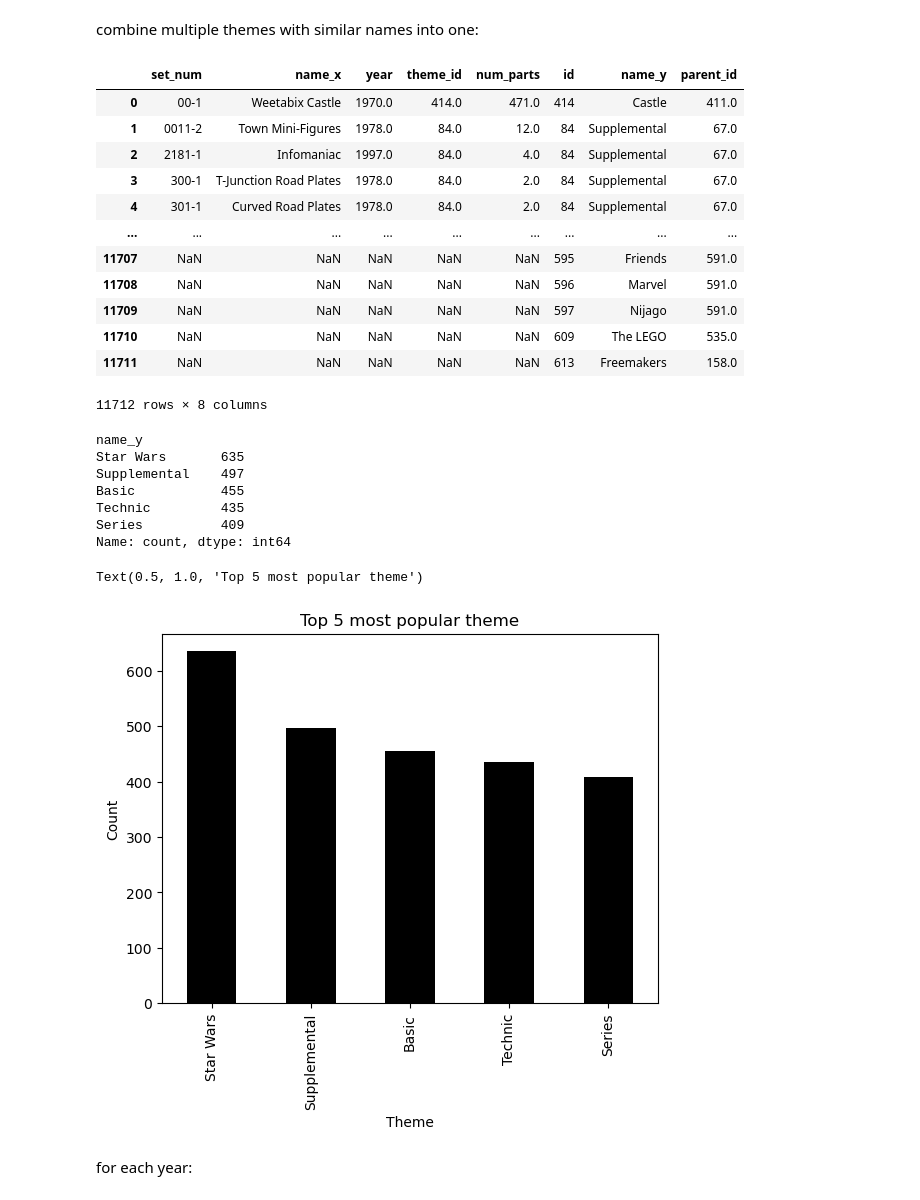
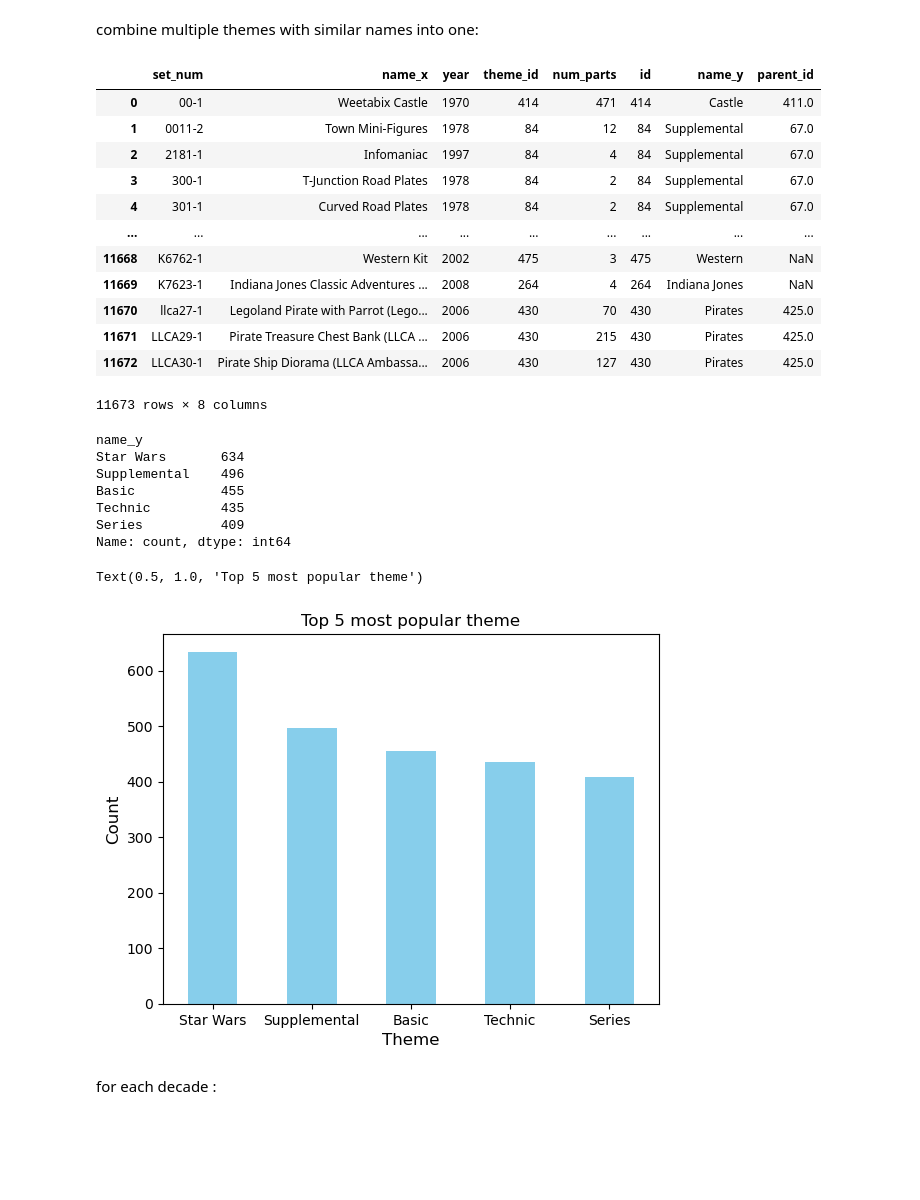
Before and after one commit to hahahassan/Lego_CPSC_project, a Jupyter notebook: notebook/lelelelego.ipynb, the cells around one changed output. Saved outputs shown, nothing was run; the diff lists cells and outputs as text; code cells hidden in the pictures; blank space fills up the shorter version.

```diff
--- a/notebook/lelelelego.ipynb
+++ b/notebook/lelelelego.ipynb
@@ -37,6 +37,6 @@ themes.head()
 | 3 | 4 | Expert Builder | 1.0 |
 | 4 | 5 | Model | 1.0 |
 # %%
-merged = pd.merge(sets, themes, left_on = "theme_id", right_on = "id", how = 'outer')
-merged.groupby(by = ["year"])["num_parts"].mean()
+merged = pd.merge(sets, themes, left_on = 'theme_id', right_on = 'id')
+merged.head()
 # %% [output]
@@ -68,35 +61,37 @@ themes = ["Star Wars", "Disney", "Planet Series", "Spider-Man", "Marvel",
 merge_themes(merged, "name_y", themes)
 # %% [output]
 |  | set_num | name_x | year | theme_id | num_parts | id | name_y | parent_id |
-| 0 | 00-1 | Weetabix Castle | 1970.0 | 414.0 | 471.0 | 414 | Castle | 411.0 |
-| 1 | 0011-2 | Town Mini-Figures | 1978.0 | 84.0 | 12.0 | 84 | Supplemental | 67.0 |
-| 2 | 2181-1 | Infomaniac | 1997.0 | 84.0 | 4.0 | 84 | Supplemental | 67.0 |
-| 3 | 300-1 | T-Junction Road Plates | 1978.0 | 84.0 | 2.0 | 84 | Supplemental | 67.0 |
-| 4 | 301-1 | Curved Road Plates | 1978.0 | 84.0 | 2.0 | 84 | Supplemental | 67.0 |
+| 0 | 00-1 | Weetabix Castle | 1970 | 414 | 471 | 414 | Castle | 411.0 |
+| 1 | 0011-2 | Town Mini-Figures | 1978 | 84 | 12 | 84 | Supplemental | 67.0 |
+| 2 | 2181-1 | Infomaniac | 1997 | 84 | 4 | 84 | Supplemental | 67.0 |
+| 3 | 300-1 | T-Junction Road Plates | 1978 | 84 | 2 | 84 | Supplemental | 67.0 |
+| 4 | 301-1 | Curved Road Plates | 1978 | 84 | 2 | 84 | Supplemental | 67.0 |
 | ... | ... | ... | ... | ... | ... | ... | ... | ... |
-| 11707 | NaN | NaN | NaN | NaN | NaN | 595 | Friends | 591.0 |
-| 11708 | NaN | NaN | NaN | NaN | NaN | 596 | Marvel | 591.0 |
-| 11709 | NaN | NaN | NaN | NaN | NaN | 597 | Nijago | 591.0 |
-| 11710 | NaN | NaN | NaN | NaN | NaN | 609 | The LEGO | 535.0 |
-| 11711 | NaN | NaN | NaN | NaN | NaN | 613 | Freemakers | 158.0 |
+| 11668 | K6762-1 | Western Kit | 2002 | 475 | 3 | 475 | Western | NaN |
+| 11669 | K7623-1 | Indiana Jones Classic Adventures ... | 2008 | 264 | 4 | 264 | Indiana Jones | NaN |
+| 11670 | llca27-1 | Legoland Pirate with Parrot (Lego... | 2006 | 430 | 70 | 430 | Pirates | 425.0 |
+| 11671 | LLCA29-1 | Pirate Treasure Chest Bank (LLCA ... | 2006 | 430 | 215 | 430 | Pirates | 425.0 |
+| 11672 | LLCA30-1 | Pirate Ship Diorama (LLCA Ambassa... | 2006 | 430 | 127 | 430 | Pirates | 425.0 |
-11712 rows × 8 columns
+11673 rows × 8 columns
 # %%
 merged['name_y'].value_counts().head(5)
 # %% [output]
 name_y
-Star Wars       635
-Supplemental    497
+Star Wars       634
+Supplemental    496
 Basic           455
 Technic         435
 Series          409
 Name: count, dtype: int64
 # %%
-merged['name_y'].value_counts().head(5).plot.bar(color = 'k')
-plt.xlabel("Theme")
-plt.ylabel("Count")
+merged['name_y'].value_counts().head(5).plot.bar(color = 'skyblue')
+plt.xlabel("Theme", fontsize = 12)
+plt.xticks(rotation = 0)
+plt.ylabel("Count", fontsize = 12)
 plt.title("Top 5 most popular theme")
 # %% [output]
 Text(0.5, 1.0, 'Top 5 most popular theme')
-[figure, old version]
+[figure, new version]
 # %% [markdown]
-for each year:
+for each decade
+:
```
Also changed, not shown: parts of 4 cells of this notebook.
